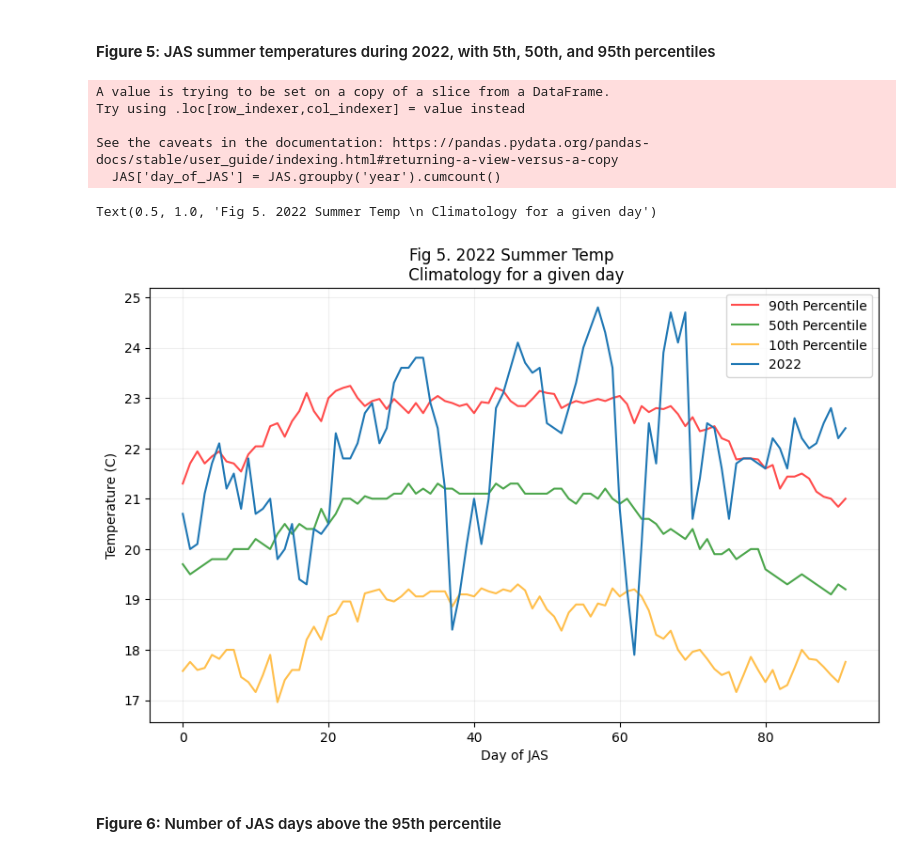
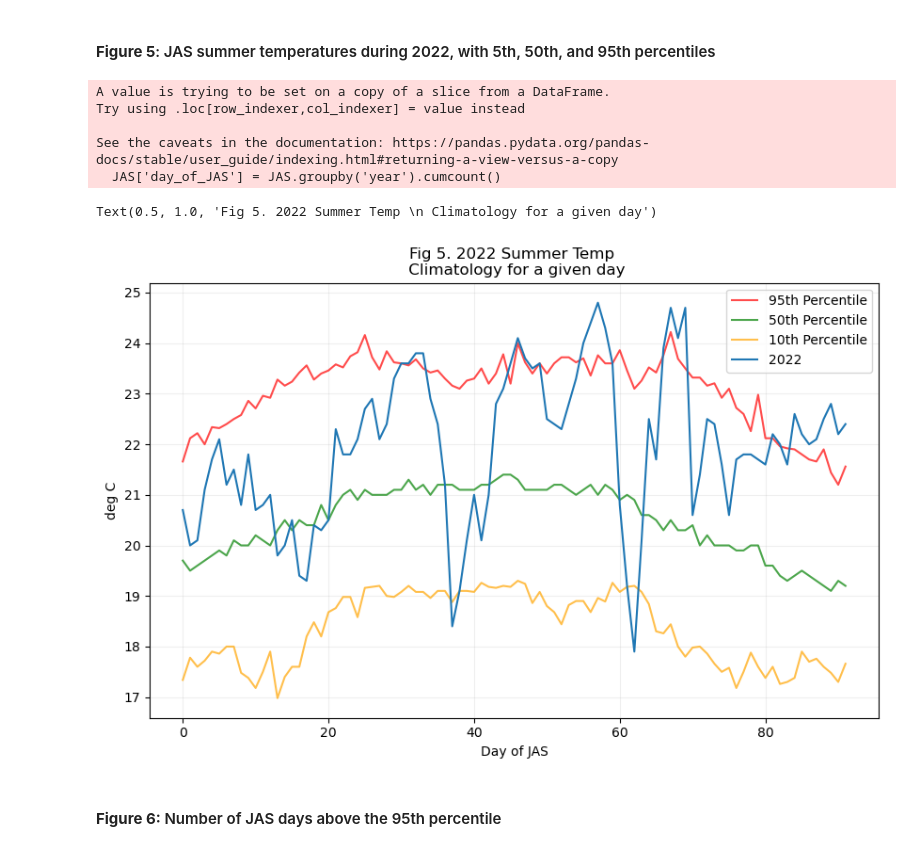
Before and after one commit to isidora-rojas/SIO175_DataAnalysis, a Jupyter notebook: Module_1/assignment1.ipynb, the cells around one changed output. Cells and saved outputs as stored; diff of their text form; code cells hidden in the pictures.

```diff
--- a/Module_1/assignment1.ipynb
+++ b/Module_1/assignment1.ipynb
@@ -44,7 +44,7 @@ import numpy as np
 import matplotlib.pyplot as plt
 # %%
 # load data
-data = loadmat('data/SIO_TEMP_Fixed.mat', squeeze_me=True)
+data = loadmat('data/SIO_TEMP_1917_2025_py.mat', squeeze_me=True)
 print(data.keys()) # inspect file
 # extract variables
 T = data['T']
@@ -168,32 +177,32 @@ plt.show()
 # %%
 # this creates a day of season counter from 0 to 91
 JAS['day_of_JAS'] = JAS.groupby('year').cumcount()
 # group the day counter and compute percentiles
-daily_stats = JAS.groupby('day_of_JAS')['T'].quantile([0.10,0.50,0.90]).unstack()
+daily_stats = JAS.groupby('day_of_JAS')['T'].quantile([0.10,0.50,0.95]).unstack()
 # extract 2022
 df_2022 = JAS[JAS['year'] == 2022]
 
 fig, ax = plt.subplots(figsize=(10,6))
 # plot percentiles
-ax.plot(daily_stats.index, daily_stats[0.90], label='90th Percentile', color='red', alpha=0.7)
+ax.plot(daily_stats.index, daily_stats[0.95], label='95th Percentile', color='red', alpha=0.7)
 ax.plot(daily_stats.index, daily_stats[0.50], label='50th Percentile', color='green', alpha=0.7)
 ax.plot(daily_stats.index, daily_stats[0.10], label='10th Percentile', color='orange', alpha=0.7)
 # 2022 data
 ax.plot(df_2022['day_of_JAS'], df_2022['T'], label = '2022', linewidth=1.5)
 
 ax.grid(True, alpha=0.2)
 ax.legend()
 ax.set_xlabel('Day of JAS')
-ax.set_ylabel('Temperature (C)')
+ax.set_ylabel('deg C')
 ax.set_title('Fig 5. 2022 Summer Temp \n Climatology for a given day')
 # %% [output]
 A value is trying to be set on a copy of a slice from a DataFrame.
 Try using .loc[row_indexer,col_indexer] = value instead
 
 See the caveats in the documentation: https://pandas.pydata.org/pandas-docs/stable/user_guide/indexing.html#returning-a-view-versus-a-copy
   JAS['day_of_JAS'] = JAS.groupby('year').cumcount()
 Text(0.5, 1.0, 'Fig 5. 2022 Summer Temp \n Climatology for a given day')
-[figure, old version]
+[figure, new version]
 # %% [markdown]
 #### **Figure 6:** Number of JAS days above the 95th percentile
 # %%
```
Also changed, not shown: parts of 10 cells of this notebook, 9 other files.
